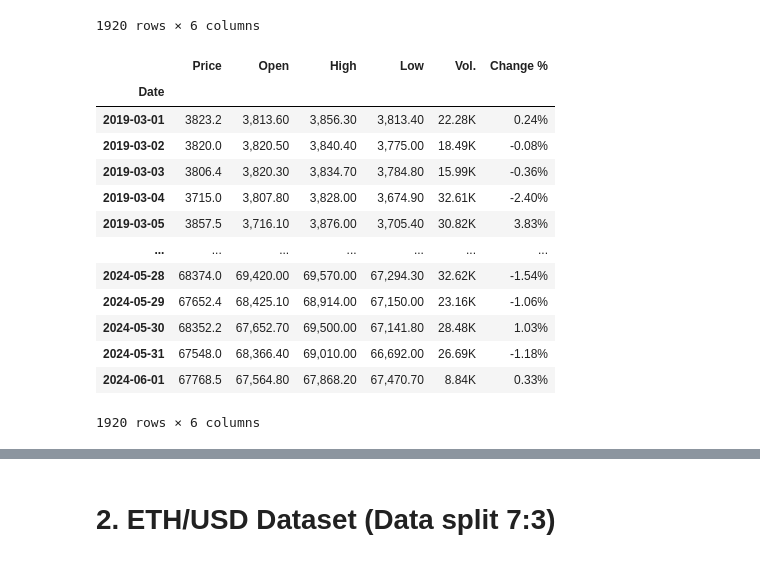
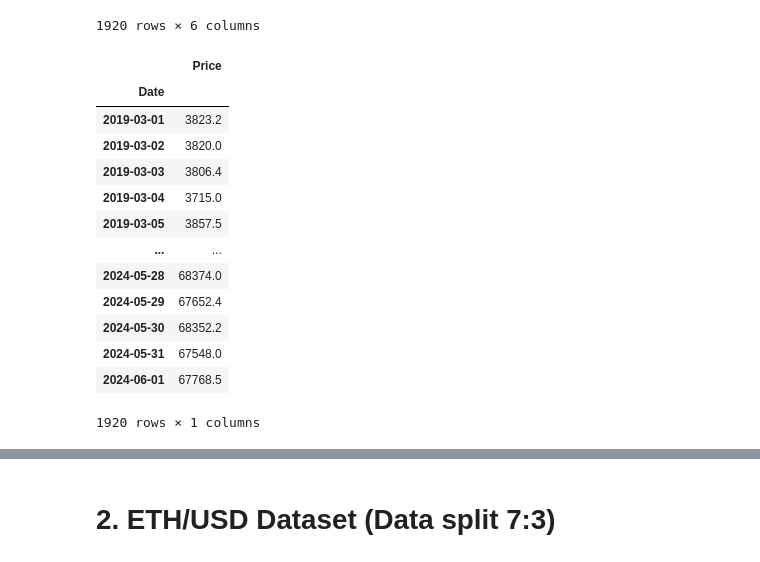
Before and after one commit to UIT21522336/IS403_O22_HTCL_10, a Jupyter notebook: Model/Team10_RandomForest.ipynb, the cells around one changed output, grey strips where cells are left out. Cells and saved outputs as stored; diff of their text form; code cells hidden in the pictures.

```diff
--- a/Model/Team10_RandomForest.ipynb
+++ b/Model/Team10_RandomForest.ipynb
@@ -11,8 +10,8 @@ from sklearn.preprocessing import MinMaxScaler
 # %%
 #import data
 path = "../Dataset/BTC_USD-Binance-Historical-Data_New.csv"
-data_btc = pd.read_csv(path, index_col='Date', parse_dates=True)
-data_btc
+data = pd.read_csv(path, index_col='Date', parse_dates=True)
+data
 # %% [output]
 |  | Price | Open | High | Low | Vol. | Change % |
 | Date |  |  |  |  |  |  |
@@ -29,23 +28,23 @@ data_btc
 | 2019-03-01 | 3,823.20 | 3,813.60 | 3,856.30 | 3,813.40 | 22.28K | 0.24% |
 1920 rows × 6 columns
 # %%
-#preprocessing data
-data_btc = data_btc.sort_index(ascending=True)
-data_btc['Price'] = data_btc['Price'].replace(',', '', regex=True).astype(float)
-data_btc.dropna(inplace=True)
-data_btc
+data = data.sort_index(ascending=True)
+data['Price'] = data['Price'].replace(',', '', regex=True).astype(float)
+data.dropna(inplace=True)
+data = data[['Price']]
+data
 # %% [output]
-|  | Price | Open | High | Low | Vol. | Change % |
-| Date |  |  |  |  |  |  |
-| 2019-03-01 | 3823.2 | 3,813.60 | 3,856.30 | 3,813.40 | 22.28K | 0.24% |
-| 2019-03-02 | 3820.0 | 3,820.50 | 3,840.40 | 3,775.00 | 18.49K | -0.08% |
-| 2019-03-03 | 3806.4 | 3,820.30 | 3,834.70 | 3,784.80 | 15.99K | -0.36% |
-| 2019-03-04 | 3715.0 | 3,807.80 | 3,828.00 | 3,674.90 | 32.61K | -2.40% |
-| 2019-03-05 | 3857.5 | 3,716.10 | 3,876.00 | 3,705.40 | 30.82K | 3.83% |
-| ... | ... | ... | ... | ... | ... | ... |
-| 2024-05-28 | 68374.0 | 69,420.00 | 69,570.00 | 67,294.30 | 32.62K | -1.54% |
-| 2024-05-29 | 67652.4 | 68,425.10 | 68,914.00 | 67,150.00 | 23.16K | -1.06% |
-| 2024-05-30 | 68352.2 | 67,652.70 | 69,500.00 | 67,141.80 | 28.48K | 1.03% |
-| 2024-05-31 | 67548.0 | 68,366.40 | 69,010.00 | 66,692.00 | 26.69K | -1.18% |
-| 2024-06-01 | 67768.5 | 67,564.80 | 67,868.20 | 67,470.70 | 8.84K | 0.33% |
+|  | Price |
+| Date |  |
+| 2019-03-01 | 3823.2 |
+| 2019-03-02 | 3820.0 |
+| 2019-03-03 | 3806.4 |
+| 2019-03-04 | 3715.0 |
+| 2019-03-05 | 3857.5 |
+| ... | ... |
+| 2024-05-28 | 68374.0 |
+| 2024-05-29 | 67652.4 |
+| 2024-05-30 | 68352.2 |
+| 2024-05-31 | 67548.0 |
+| 2024-06-01 | 67768.5 |
-1920 rows × 6 columns
+1920 rows × 1 columns
```
Also changed, not shown: parts of 173 cells of this notebook, 6 other files.
